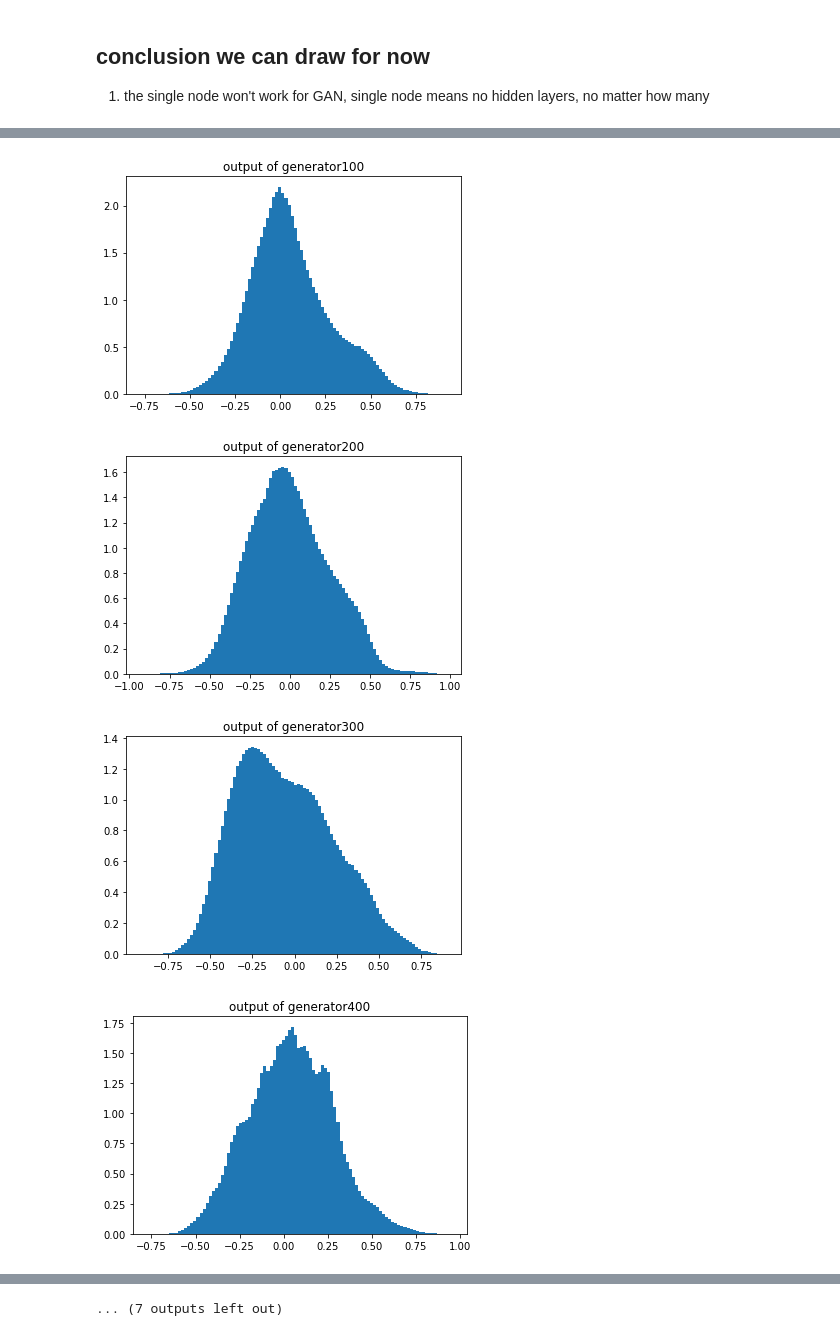
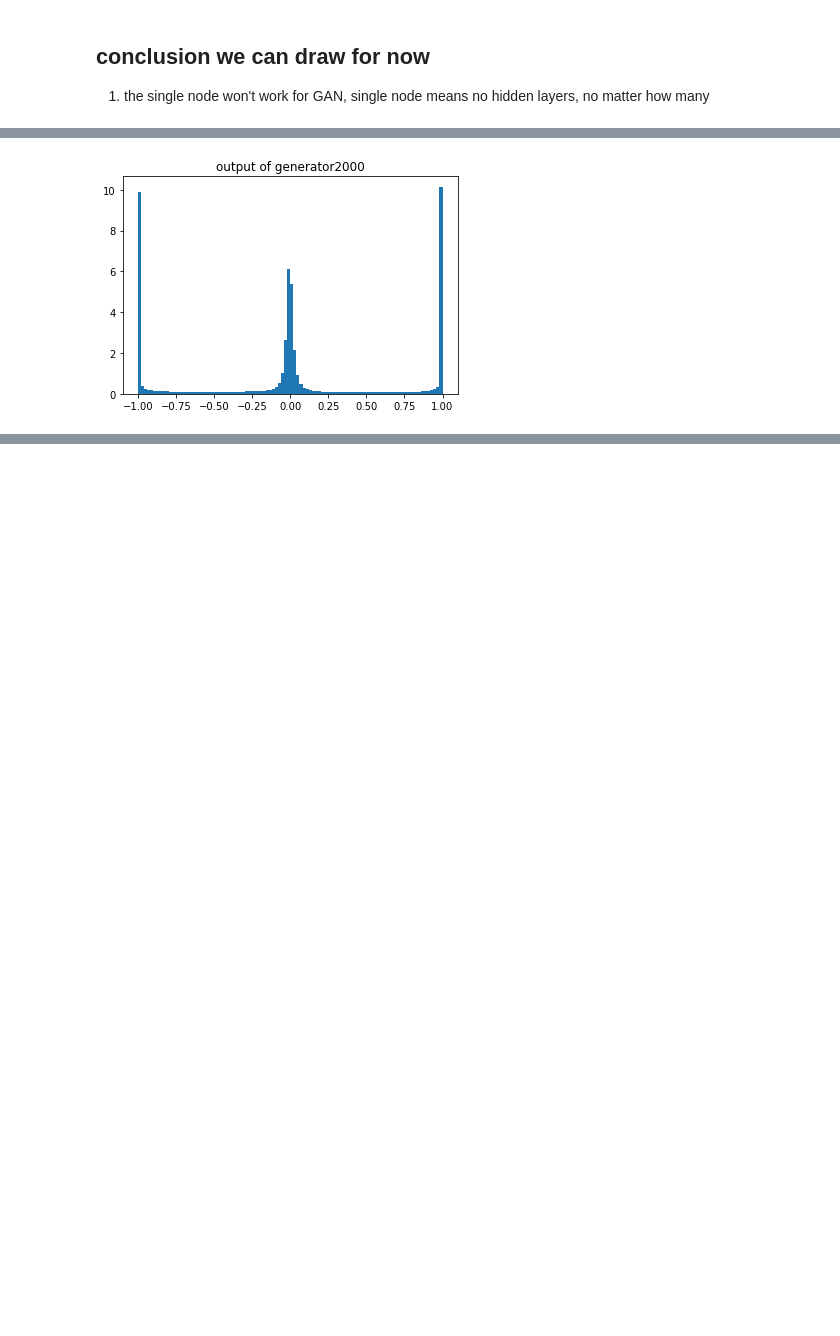
Before and after one commit to DengNaichen/gansForPolymer, a Jupyter notebook: Naicheng/res/log.ipynb, the cells around one changed output, grey strips where cells are left out. Drawn from its saved outputs; the diff is of its cells as text; code cells hidden in the pictures; blank space fills up the shorter version.

```diff
--- a/Naicheng/res/log.ipynb
+++ b/Naicheng/res/log.ipynb
@@ -41,7 +41,7 @@ def check_output_hist(gen, number_bin, z_dim, num_polymer, epoch):
 
     noise = func.get_noise(num_polymer, z_dim)
     output = gen(noise).data.numpy()
-    output = output.reshape(1400000)
+    output = output.reshape(-1,1)
 
     plt.hist(output, density=True, bins=number_bin)
     plt.title(f'output of generator{epoch}')
@@ -72,4 +72,8 @@ def round_and_reshape(model, num_polymer, z_dim, shifted=True):
         directions[i] = np.vstack(([0], directions_14[i]))
     return directions
 
-def check_loss(file_path)
+
+# noise = func.get_noise(100000, 14)
+# output = generator(noise).data.numpy()
+# for par in generator.parameters():
+#     print(par)
@@ -140,16 +85,9 @@ nn.n_n_distance(coordinates)
 # %%
 import fnn.four_layers as four_layers
-generator = four_layers.GeneratorNet(14, 14)
-for i in range(1, 20):
-    check_point = torch.load(f'../experiments/11_3/batch_size_1024/four_layers_gen_{100 * i}.pth.tar')
-    generator.load_state_dict(check_point['gen_state_dict'])
-    check_output_hist(generator, 100, 14, 100000, 100 * i)
-# directions = round_and_reshape(generator, 100000, 14, shifted=True)
-# coordinates = dc.direction_coordinate_three(directions, 16)
-# nndistance = nn.n_n_distance(coordinates)
-# print(nndistance)
+generator = four_layers.GeneratorNet(14, 28)
+# for i in range(1, 19):
+check_point = torch.load(f'../experiments/11_5/four_layers_sin_cos_gen_{2000}.pth.tar')
+generator.load_state_dict(check_point['gen_state_dict'])
+check_output_hist(generator, 100, 14, 100000, 2000)
 # %% [output]
-[figure, old version]
+[figure, new version]
-[figure, removed]
-[figure, removed]
-[figure, removed]
@@ -164 +93,0 @@ for i in range(1, 20):
-... (7 outputs left out)
```
Also changed, not shown: parts of 18 cells of this notebook, 8 other files.
